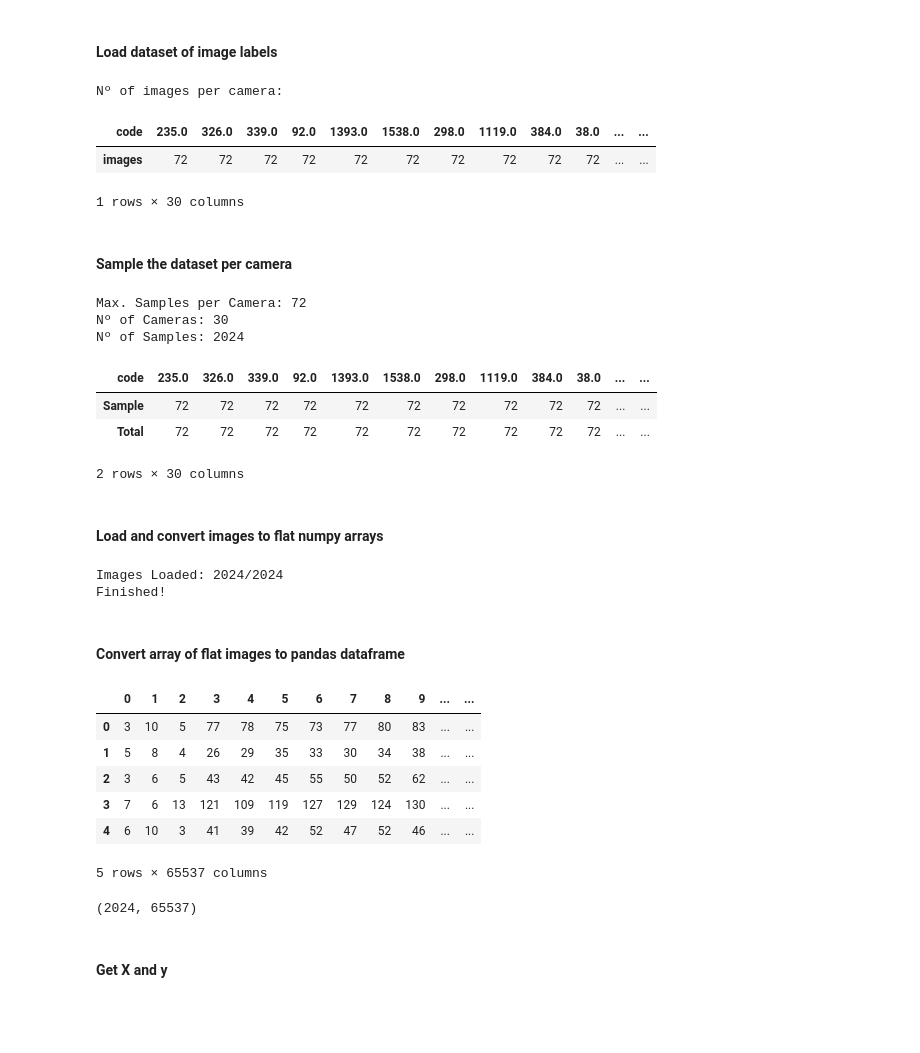
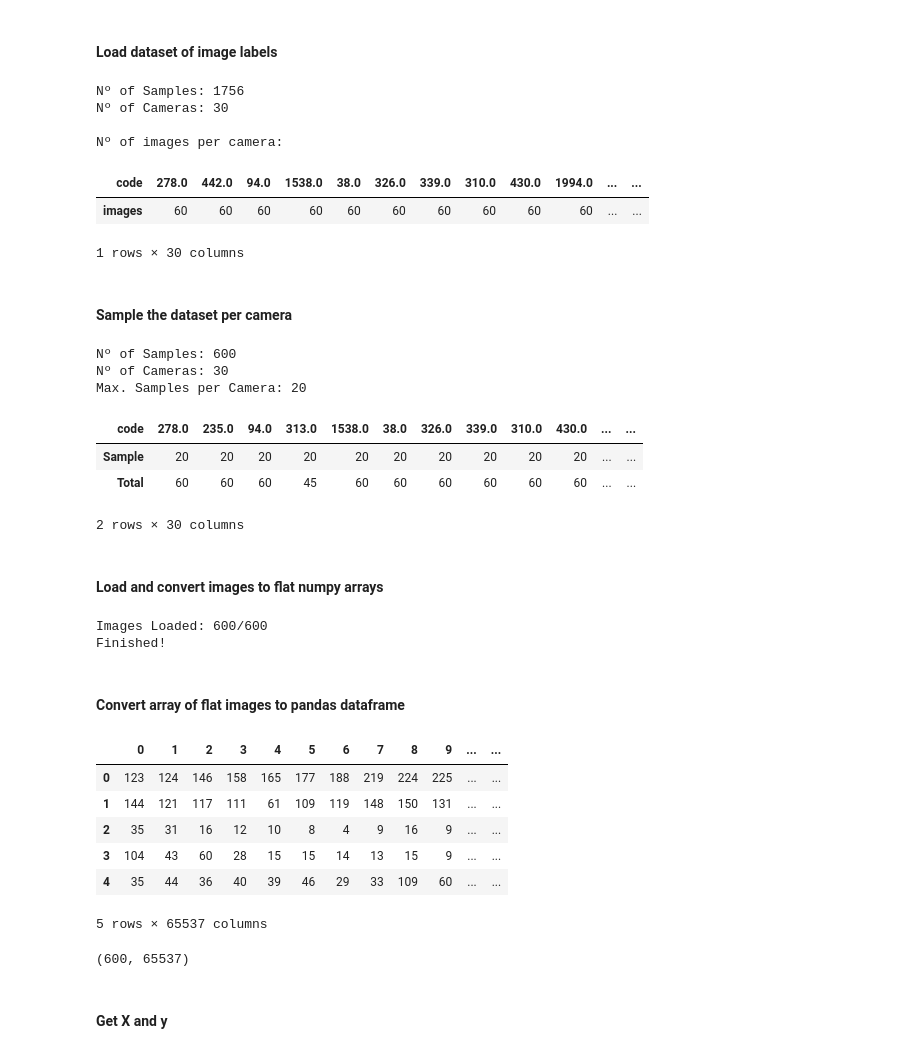
Before and after one commit to luisresende13/octa-flood-images, a Jupyter notebook: Learning Curve.ipynb, the cells around one changed output. Cells and saved outputs as stored; diff of their text form; code cells hidden in the pictures; blank space fills up the shorter version.

Commit message:
new comparative splits + yolo notebook

```diff
--- a/Learning Curve.ipynb
+++ b/Learning Curve.ipynb
@@ -30,46 +30,54 @@ random_state = 0
 # Step 1: Load your dataset using pandas
 # Assuming your dataset is in CSV format
 
-dataset_path = "data/splits/sgkf-6-2-2-size-2024-rs-3/images.csv"
+# dataset_path = "data/splits/sgkf-6-2-2-size-2024-rs-3/images.csv"
 # dataset_path = "data/splits/sgkf-50-25-25-size-2000/images.csv"
+dataset_path = 'data/splits/balanced_train/images.csv'
+
 df = pd.read_csv(dataset_path, index_col=0)
 
-print('Nº of images per camera:')
+
+print('Nº of Samples:', len(df))
+print('Nº of Cameras:', len(df['code'].unique()))
+print('\nNº of images per camera:')
 df['code'].value_counts().to_frame('images').T
 # %% [output]
+Nº of Samples: 1756
+Nº of Cameras: 30
+
 Nº of images per camera:
-| code | 235.0 | 326.0 | 339.0 | 92.0 | 1393.0 | 1538.0 | 298.0 | 1119.0 | 384.0 | 38.0 | ... | ... |
-| images | 72 | 72 | 72 | 72 | 72 | 72 | 72 | 72 | 72 | 72 | ... | ... |
+| code | 278.0 | 442.0 | 94.0 | 1538.0 | 38.0 | 326.0 | 339.0 | 310.0 | 430.0 | 1994.0 | ... | ... |
+| images | 60 | 60 | 60 | 60 | 60 | 60 | 60 | 60 | 60 | 60 | ... | ... |
 1 rows × 30 columns
 # %% [markdown]
 #### Sample the dataset per camera
 # %%
-n_camera_samples = 72
+n_camera_samples = 20
 
 # Regular sample
 # n_cameras = len(df['code'].unique())
 # n_samples = n_cameras * n_camera_samples
 # df_sample = df.sample(, replace=False, random_state=random_state)
 
 # Sample per camera
 code_cnt = df['code'].value_counts()
 code_samples = [
     df[df['code'] == code].sample(min(n_camera_samples, code_cnt[code]), replace=False, random_state=random_state)
     for code in df['code'].unique()
 ]
 df_sample = pd.concat(code_samples)
 
+print('Nº of Samples:', len(df_sample))
+print('Nº of Cameras:', len(df_sample['code'].unique()))
 print('Max. Samples per Camera:', n_camera_samples)
-print('Nº of Cameras:', len(df_sample['code'].unique()))
-print('Nº of Samples:', len(df_sample))
 pd.concat([df_sample['code'].value_counts().rename('Sample'), df['code'].value_counts().rename('Total')], axis=1).T
 # %% [output]
-Max. Samples per Camera: 72
+Nº of Samples: 600
 Nº of Cameras: 30
-Nº of Samples: 2024
+Max. Samples per Camera: 20
-| code | 235.0 | 326.0 | 339.0 | 92.0 | 1393.0 | 1538.0 | 298.0 | 1119.0 | 384.0 | 38.0 | ... | ... |
-| Sample | 72 | 72 | 72 | 72 | 72 | 72 | 72 | 72 | 72 | 72 | ... | ... |
-| Total | 72 | 72 | 72 | 72 | 72 | 72 | 72 | 72 | 72 | 72 | ... | ... |
+| code | 278.0 | 235.0 | 94.0 | 313.0 | 1538.0 | 38.0 | 326.0 | 339.0 | 310.0 | 430.0 | ... | ... |
+| Sample | 20 | 20 | 20 | 20 | 20 | 20 | 20 | 20 | 20 | 20 | ... | ... |
+| Total | 60 | 60 | 60 | 45 | 60 | 60 | 60 | 60 | 60 | 60 | ... | ... |
 2 rows × 30 columns
 # %% [markdown]
 #### Load and convert images to flat numpy arrays
@@ -99,7 +107,7 @@ print('\nFinished!')
 # Convert lists to numpy arrays
 images = np.array(images)
 # %% [output]
-Images Loaded: 2024/2024
+Images Loaded: 600/600
 Finished!
 # %% [markdown]
 #### Convert array of flat images to pandas dataframe
@@ -113,13 +121,13 @@ display(data.head())
 print(data.shape)
 # %% [output]
 |  | 0 | 1 | 2 | 3 | 4 | 5 | 6 | 7 | 8 | 9 | ... | ... |
-| 0 | 3 | 10 | 5 | 77 | 78 | 75 | 73 | 77 | 80 | 83 | ... | ... |
-| 1 | 5 | 8 | 4 | 26 | 29 | 35 | 33 | 30 | 34 | 38 | ... | ... |
-| 2 | 3 | 6 | 5 | 43 | 42 | 45 | 55 | 50 | 52 | 62 | ... | ... |
-| 3 | 7 | 6 | 13 | 121 | 109 | 119 | 127 | 129 | 124 | 130 | ... | ... |
-| 4 | 6 | 10 | 3 | 41 | 39 | 42 | 52 | 47 | 52 | 46 | ... | ... |
+| 0 | 123 | 124 | 146 | 158 | 165 | 177 | 188 | 219 | 224 | 225 | ... | ... |
+| 1 | 144 | 121 | 117 | 111 | 61 | 109 | 119 | 148 | 150 | 131 | ... | ... |
+| 2 | 35 | 31 | 16 | 12 | 10 | 8 | 4 | 9 | 16 | 9 | ... | ... |
+| 3 | 104 | 43 | 60 | 28 | 15 | 15 | 14 | 13 | 15 | 9 | ... | ... |
+| 4 | 35 | 44 | 36 | 40 | 39 | 46 | 29 | 33 | 109 | 60 | ... | ... |
 5 rows × 65537 columns
-(2024, 65537)
+(600, 65537)
 # %% [markdown]
 #### Get X and y
 # %%
```
Also changed, not shown: parts of 2 cells of this notebook, 4 other files.
